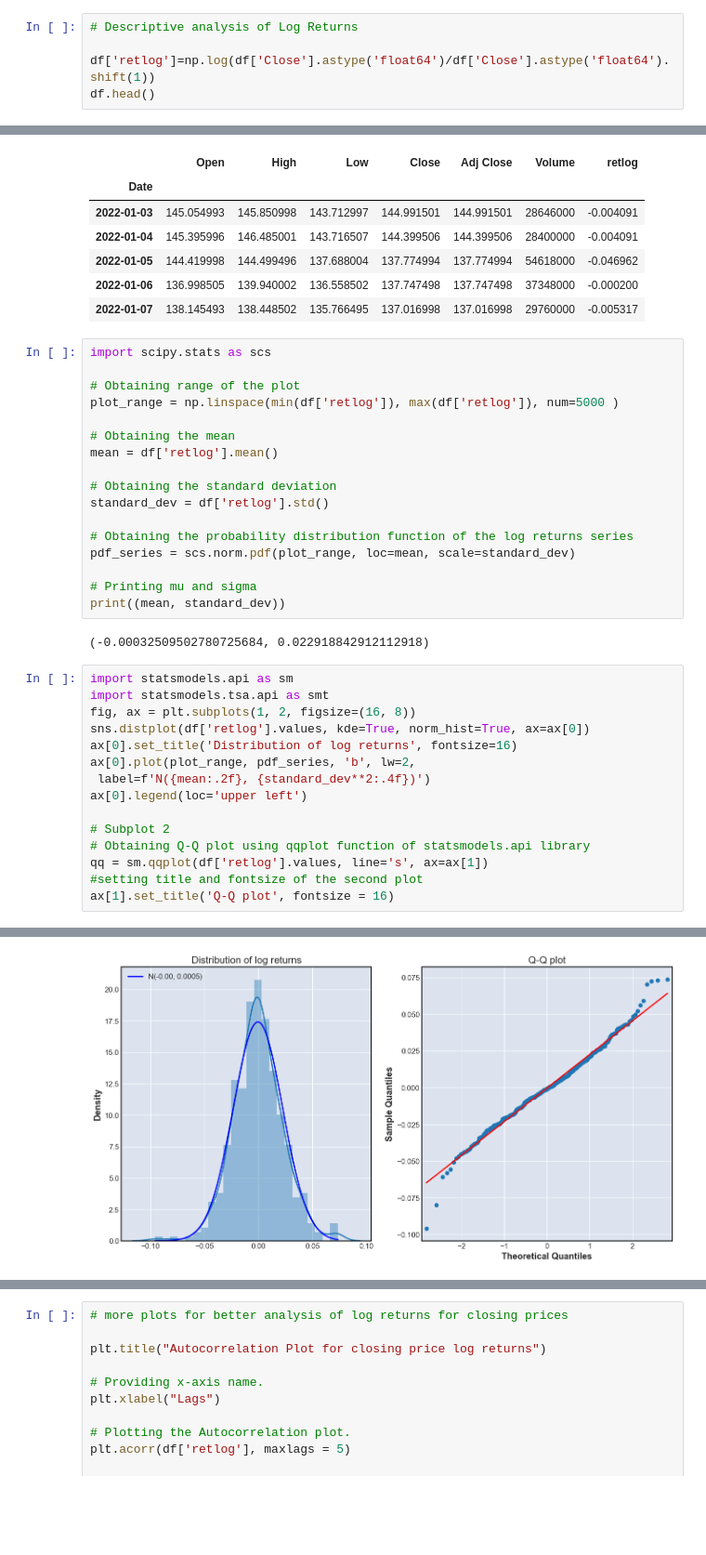
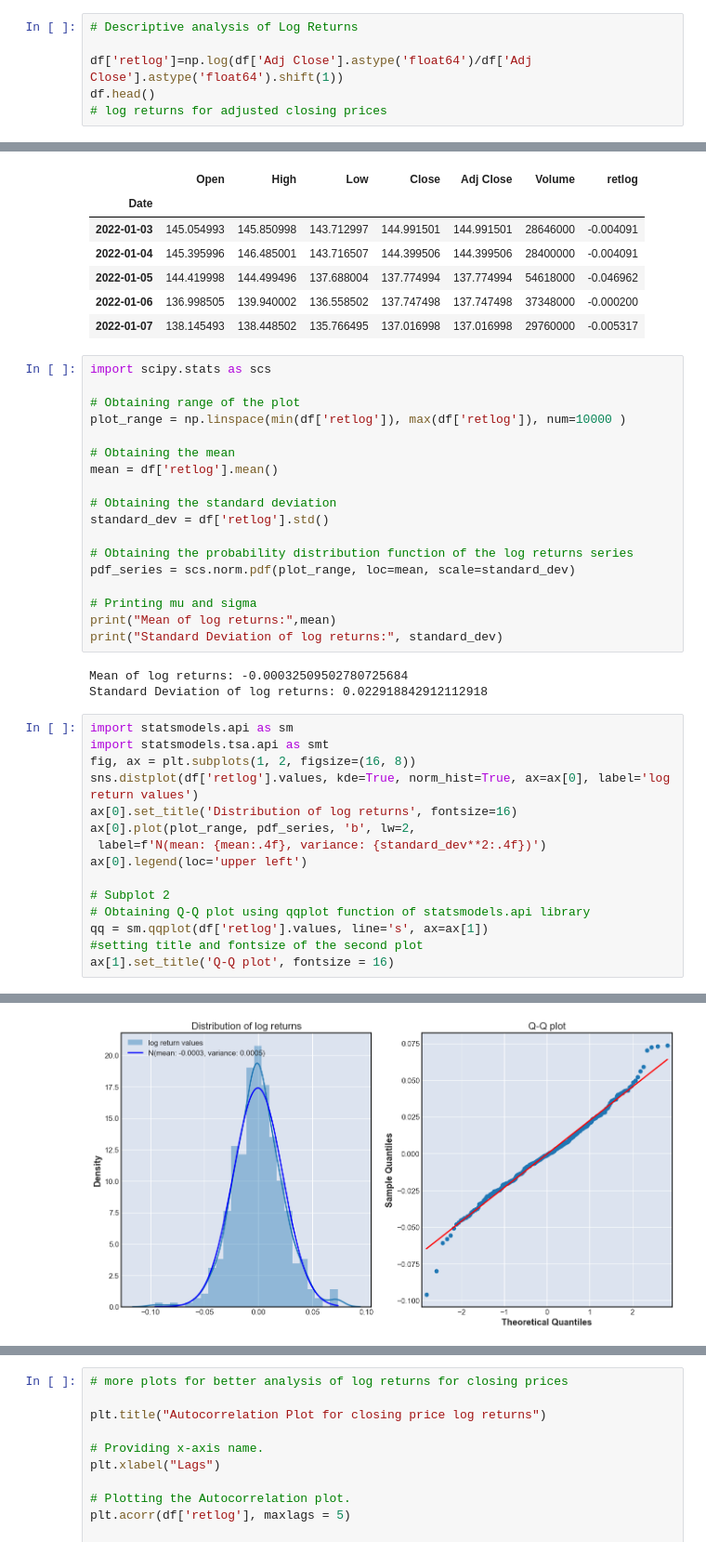
Before and after one commit to Srijan0519/All-Projects, a Jupyter notebook: financial_data_analysis.ipynb, the cells around one changed output, grey strips where cells are left out. Shown: that part at 93% size. Drawn from its saved outputs; the diff is of its cells as text; blank space fills up the shorter version.

```diff
--- a/financial_data_analysis.ipynb
+++ b/financial_data_analysis.ipynb
@@ -208,8 +220,9 @@ app.run_server(debug=True, use_reloader=False)  # Turn off reloader if inside Ju
 # %%
 # Descriptive analysis of Log Returns
 
-df['retlog']=np.log(df['Close'].astype('float64')/df['Close'].astype('float64').shift(1))
+df['retlog']=np.log(df['Adj Close'].astype('float64')/df['Adj Close'].astype('float64').shift(1))
 df.head()
+# log returns for adjusted closing prices
 # %% [output]
 |  | Open | High | Low | Close | Adj Close | Volume | retlog |
 | Date |  |  |  |  |  |  |  |
@@ -235,7 +248,7 @@ df.head()
 import scipy.stats as scs
 
 # Obtaining range of the plot
-plot_range = np.linspace(min(df['retlog']), max(df['retlog']), num=5000 )
+plot_range = np.linspace(min(df['retlog']), max(df['retlog']), num=10000 )
 
 # Obtaining the mean
 mean = df['retlog'].mean()
@@ -247,31 +260,33 @@ standard_dev = df['retlog'].std()
 pdf_series = scs.norm.pdf(plot_range, loc=mean, scale=standard_dev)
 
 # Printing mu and sigma
-print((mean, standard_dev))
+print("Mean of log returns:",mean)
+print("Standard Deviation of log returns:", standard_dev)
 # %% [output]
-(-0.00032509502780725684, 0.022918842912112918)
+Mean of log returns: -0.00032509502780725684
+Standard Deviation of log returns: 0.022918842912112918
 # %%
 import statsmodels.api as sm
 import statsmodels.tsa.api as smt
 fig, ax = plt.subplots(1, 2, figsize=(16, 8))
-sns.distplot(df['retlog'].values, kde=True, norm_hist=True, ax=ax[0])
+sns.distplot(df['retlog'].values, kde=True, norm_hist=True, ax=ax[0], label='log return values')
 ax[0].set_title('Distribution of log returns', fontsize=16)
 ax[0].plot(plot_range, pdf_series, 'b', lw=2,
- label=f'N({mean:.2f}, {standard_dev**2:.4f})')
+ label=f'N(mean: {mean:.4f}, variance: {standard_dev**2:.4f})')
 ax[0].legend(loc='upper left')
 
 # Subplot 2
 # Obtaining Q-Q plot using qqplot function of statsmodels.api library
 qq = sm.qqplot(df['retlog'].values, line='s', ax=ax[1])
 #setting title and fontsize of the second plot
 ax[1].set_title('Q-Q plot', fontsize = 16)
 # %% [output]
 `distplot` is a deprecated function and will be removed in seaborn v0.14.0.
 
 Please adapt your code to use either `displot` (a figure-level function with
 similar flexibility) or `histplot` (an axes-level function for histograms).
 
 For a guide to updating your code to use the new functions, please see
 https://gist.github.com/mwaskom/de44147ed2974457ad6372750bbe5751
 Text(0.5, 1.0, 'Q-Q plot')
-[figure, old version]
+[figure, new version]
```
Also changed, not shown: parts of 8 cells of this notebook.
